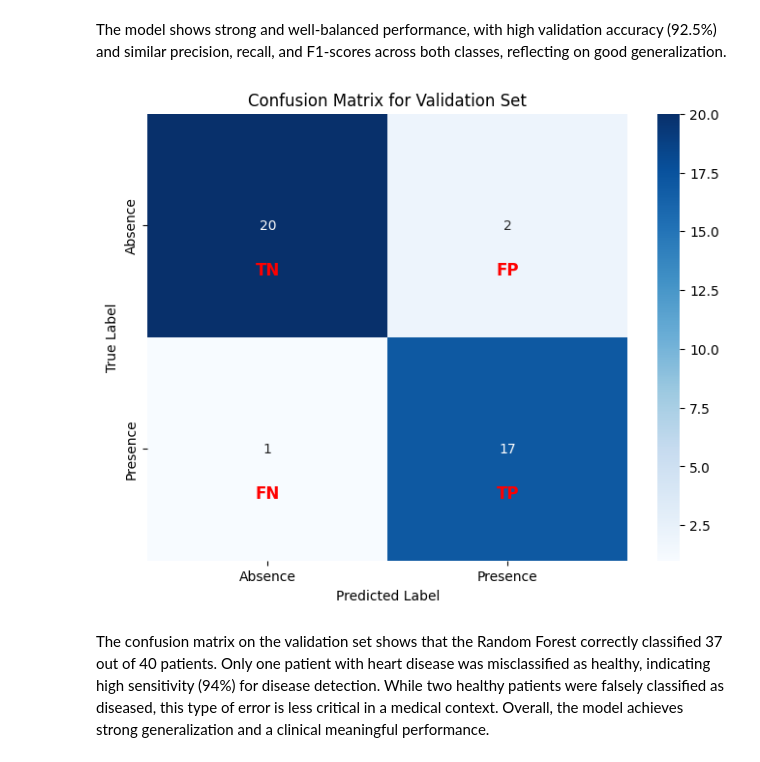
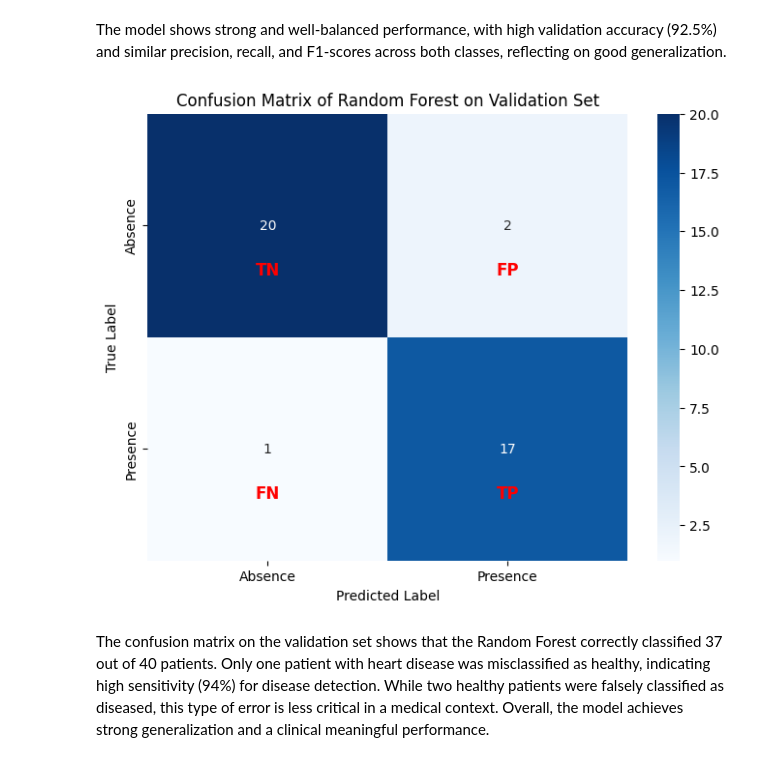
Before and after one commit to micheleishere/CO2, a Jupyter notebook: Project_CO2_main.ipynb, the cells around one changed output. Drawn from its saved outputs; the diff is of its cells as text; code cells hidden in the pictures.

```diff
--- a/Project_CO2_main.ipynb
+++ b/Project_CO2_main.ipynb
@@ -549,24 +549,24 @@ The model shows strong and well-balanced performance, with high validation accur
 # %%
 #Confusion Matrix for validation set
 cm = confusion_matrix(validation_y, validation_pred)
 plt.figure(figsize=(8, 6))
 class_name = ["Absence","Presence"]
 sns.heatmap(cm, annot=True, fmt="d", cmap="Blues", xticklabels = class_name, yticklabels= class_name)
 
 #Add TN, FP, FN, TP labels
 labels = [['TN', 'FP'], ['FN', 'TP']]
 for i in range(2):
     for j in range(2):
         plt.text(j + 0.5, i + 0.7, labels[i][j],
                 ha='center', va='center',
                 fontsize=12, color='red', fontweight='bold')
 
-plt.title('Confusion Matrix for Validation Set')
+plt.title('Confusion Matrix of Random Forest on Validation Set')
 plt.ylabel('True Label')
 plt.xlabel('Predicted Label')
 plt.show()
 # %% [output]
-[figure, old version]
+[figure, new version]
 # %% [markdown]
 The confusion matrix on the validation set shows that the Random Forest correctly classified 37 out of 40 patients. Only one patient with heart disease was misclassified as healthy, indicating high sensitivity (94%) for disease detection. While two healthy patients were falsely classified as diseased, this type of error is less critical in a medical context. Overall, the model achieves strong generalization and a clinical meaningful performance.
 # %% [markdown]
```
Also changed, not shown: parts of 8 cells of this notebook, 4 other files.
